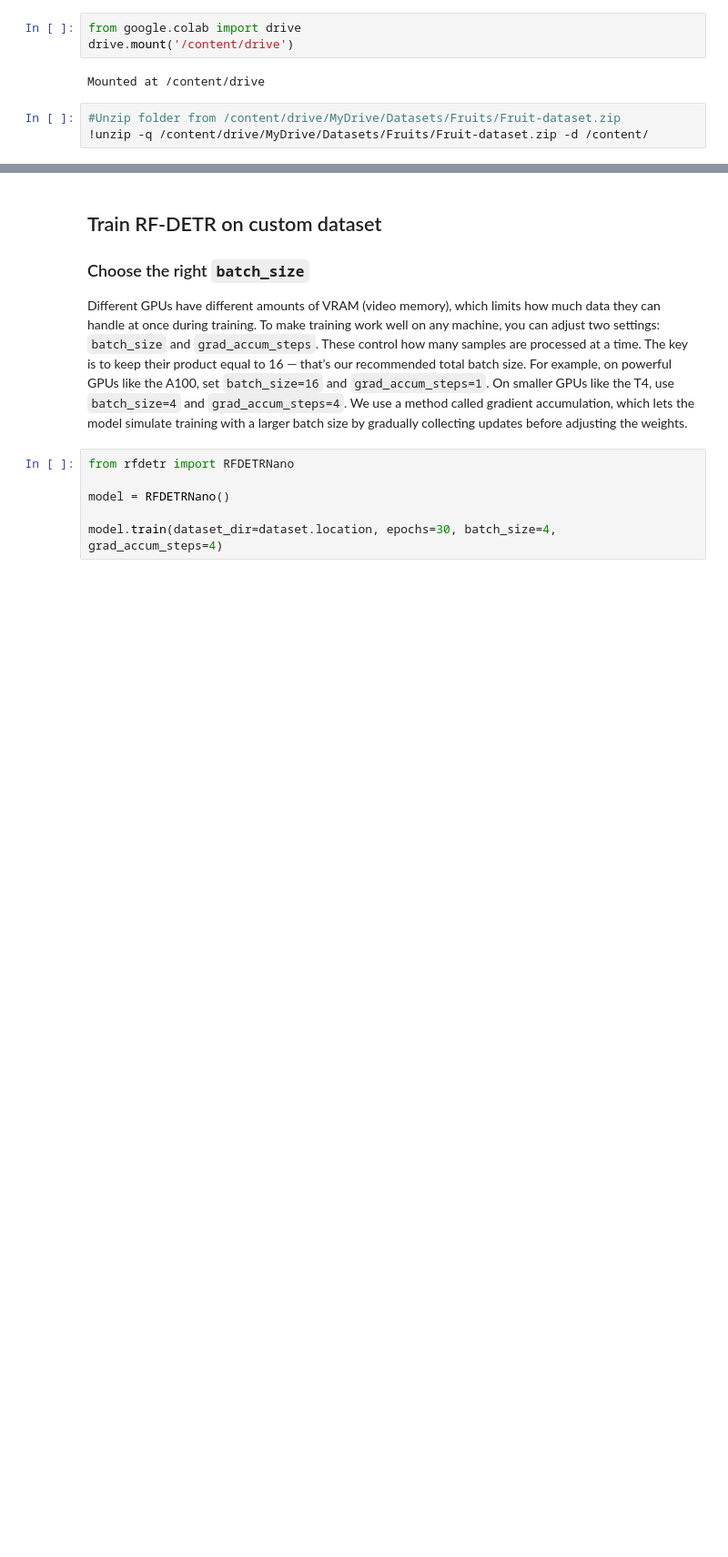
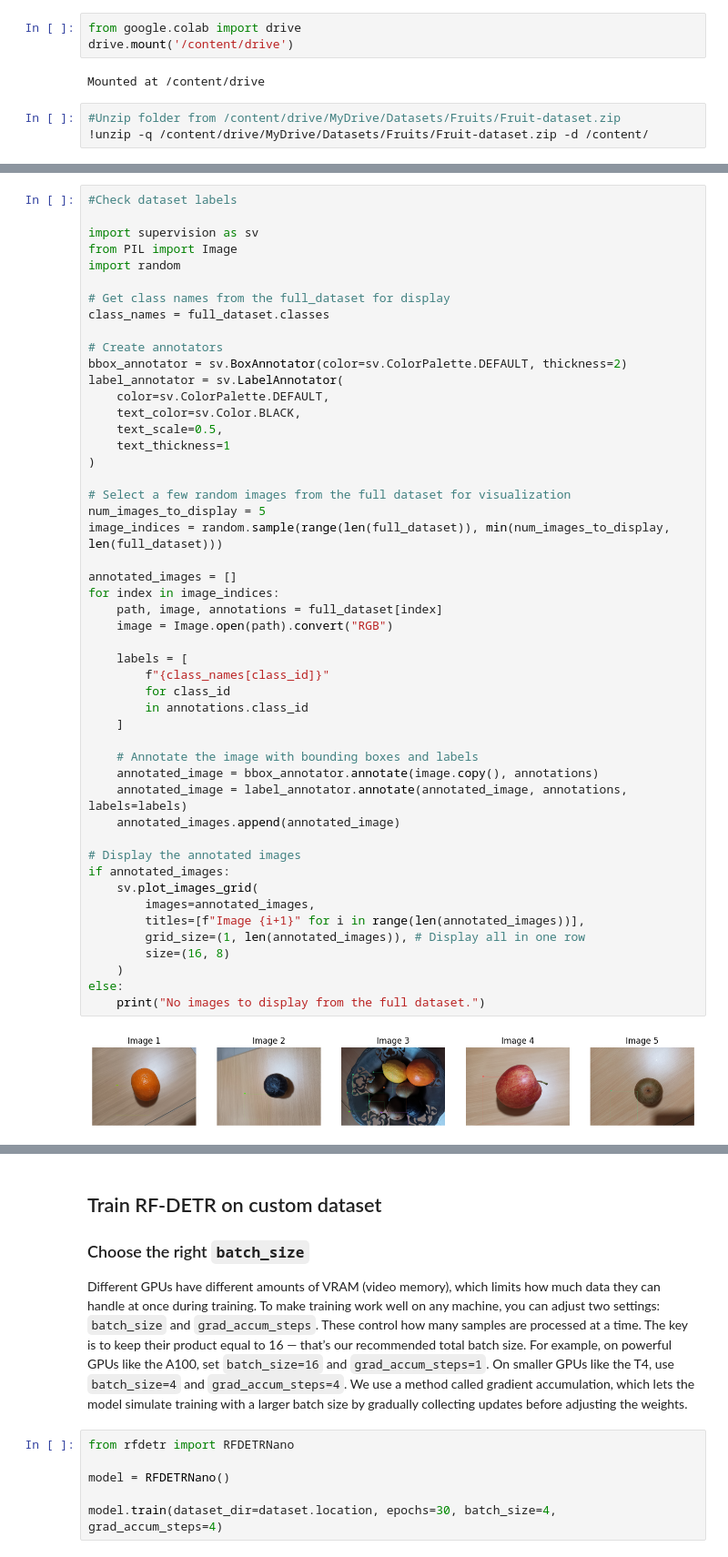
Before and after one commit to Cado87/RF-DETR-Play, a Jupyter notebook: how-to-finetune-rf-detr-on-detection-dataset.ipynb, the cells around one changed output, grey strips where cells are left out. Shown at 91% size. Drawn from its saved outputs; the diff is of its cells as text; blank space fills up the shorter version.

Commit message:
Analizing rotated labels

```diff
--- a/how-to-finetune-rf-detr-on-detection-dataset.ipynb
+++ b/how-to-finetune-rf-detr-on-detection-dataset.ipynb
@@ -207,3 +110,54 @@ Dataset location set to: /content/Fruit-dataset/
+# %%
+#Check dataset labels
+
+import supervision as sv
+from PIL import Image
+import random
+
+# Get class names from the full_dataset for display
+class_names = full_dataset.classes
+
+# Create annotators
+bbox_annotator = sv.BoxAnnotator(color=sv.ColorPalette.DEFAULT, thickness=2)
+label_annotator = sv.LabelAnnotator(
+    color=sv.ColorPalette.DEFAULT,
+    text_color=sv.Color.BLACK,
+    text_scale=0.5,
+    text_thickness=1
+)
+
+# Select a few random images from the full dataset for visualization
+num_images_to_display = 5
+image_indices = random.sample(range(len(full_dataset)), min(num_images_to_display, len(full_dataset)))
+
+annotated_images = []
+for index in image_indices:
+    path, image, annotations = full_dataset[index]
+    image = Image.open(path).convert("RGB")
+
+    labels = [
+        f"{class_names[class_id]}"
+        for class_id
+        in annotations.class_id
+    ]
+
+    # Annotate the image with bounding boxes and labels
+    annotated_image = bbox_annotator.annotate(image.copy(), annotations)
+    annotated_image = label_annotator.annotate(annotated_image, annotations, labels=labels)
+    annotated_images.append(annotated_image)
+
+# Display the annotated images
+if annotated_images:
+    sv.plot_images_grid(
+        images=annotated_images,
+        titles=[f"Image {i+1}" for i in range(len(annotated_images))],
+        grid_size=(1, len(annotated_images)), # Display all in one row
+        size=(16, 8)
+    )
+else:
+    print("No images to display from the full dataset.")
+# %% [output]
+[figure, added]
 # %%
 import supervision as sv
 import os
```
Also changed, not shown: parts of 9 cells of this notebook.
